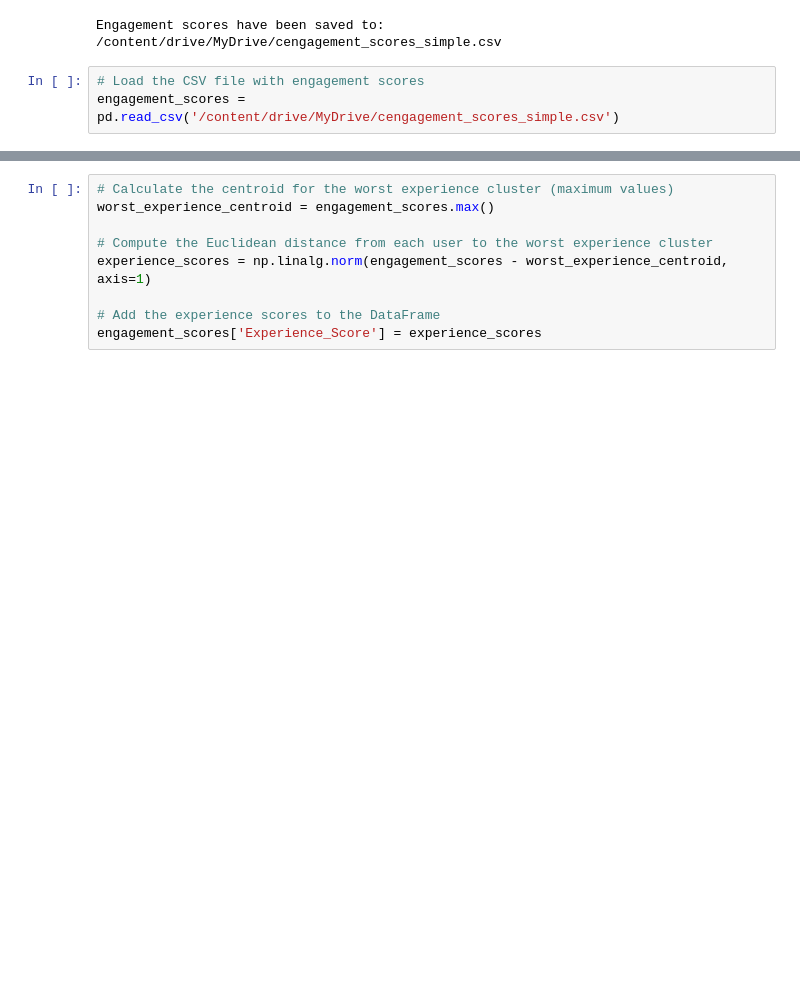
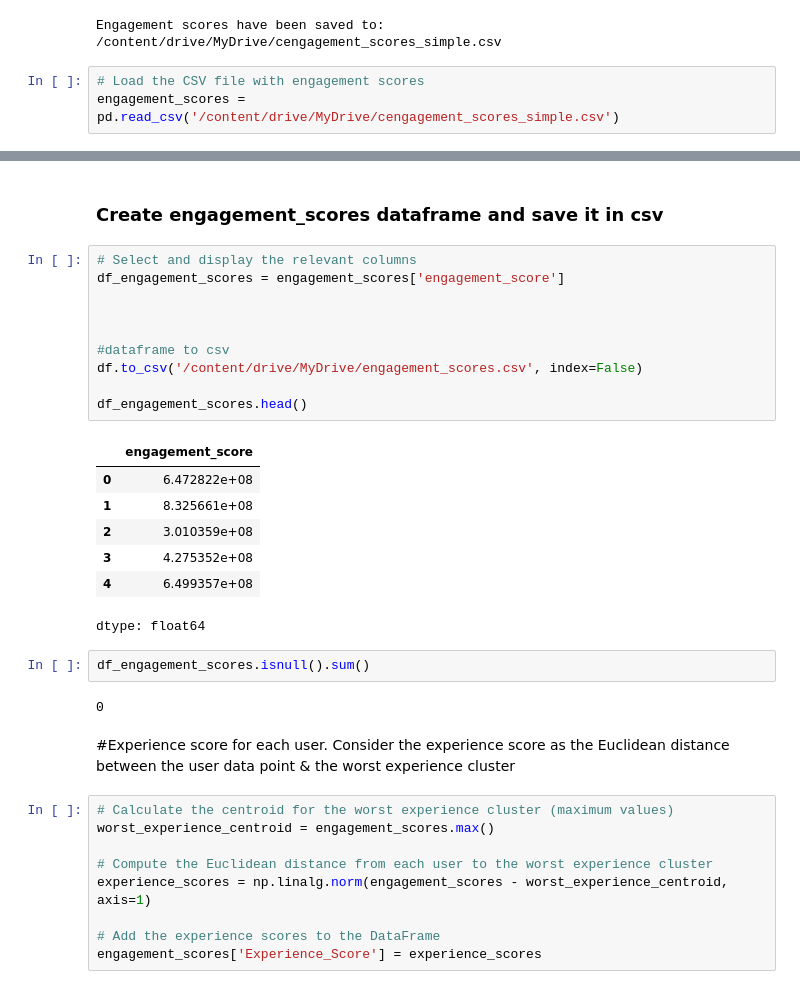
Before and after one commit to santoshdhalwalkar/Telecommunication, a Jupyter notebook: task_4.ipynb, the cells around one changed output, grey strips where cells are left out. Cells and saved outputs as stored; diff of their text form; blank space fills up the shorter version.

```diff
--- a/task_4.ipynb
+++ b/task_4.ipynb
@@ -152,3 +148,29 @@ engagement_scores
+# %% [markdown]
+###  Create engagement_scores dataframe and save it in csv
+# %%
+# Select and display the relevant columns
+df_engagement_scores = engagement_scores['engagement_score']
+
+
+
+#dataframe to csv
+df.to_csv('/content/drive/MyDrive/engagement_scores.csv', index=False)
+
+df_engagement_scores.head()
+# %% [output]
+|  | engagement_score |
+| 0 | 6.472822e+08 |
+| 1 | 8.325661e+08 |
+| 2 | 3.010359e+08 |
+| 3 | 4.275352e+08 |
+| 4 | 6.499357e+08 |
+dtype: float64
+# %%
+df_engagement_scores.isnull().sum()
+# %% [output]
+0
+# %% [markdown]
+#Experience score for each user. Consider the experience score as the Euclidean distance between the user data point & the worst experience cluster
 # %%
 # Calculate the centroid for the worst experience cluster (maximum values)
 worst_experience_centroid = engagement_scores.max()
```
Also changed, not shown: parts of 14 cells of this notebook.
